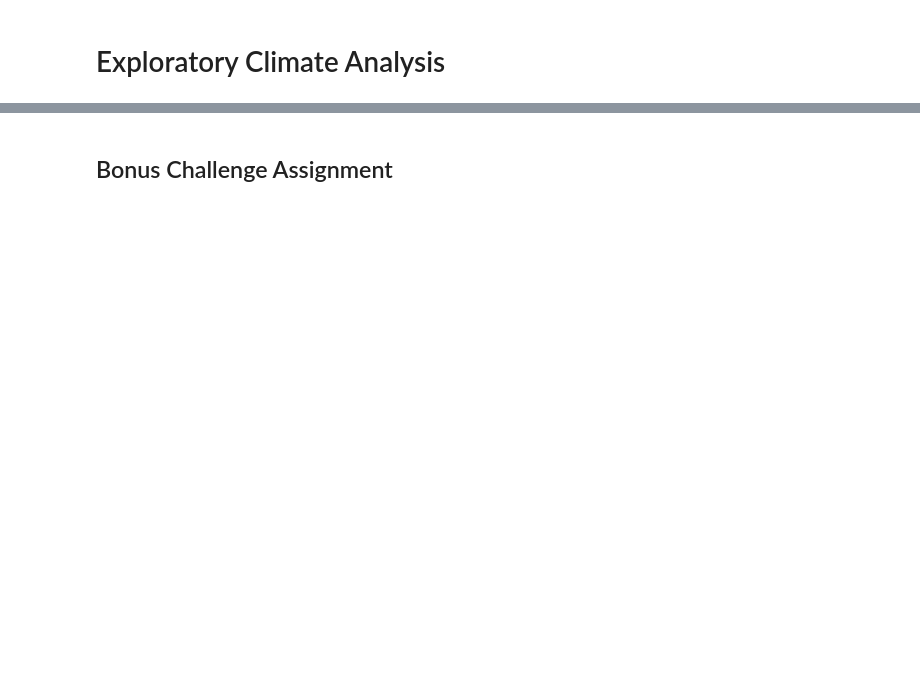
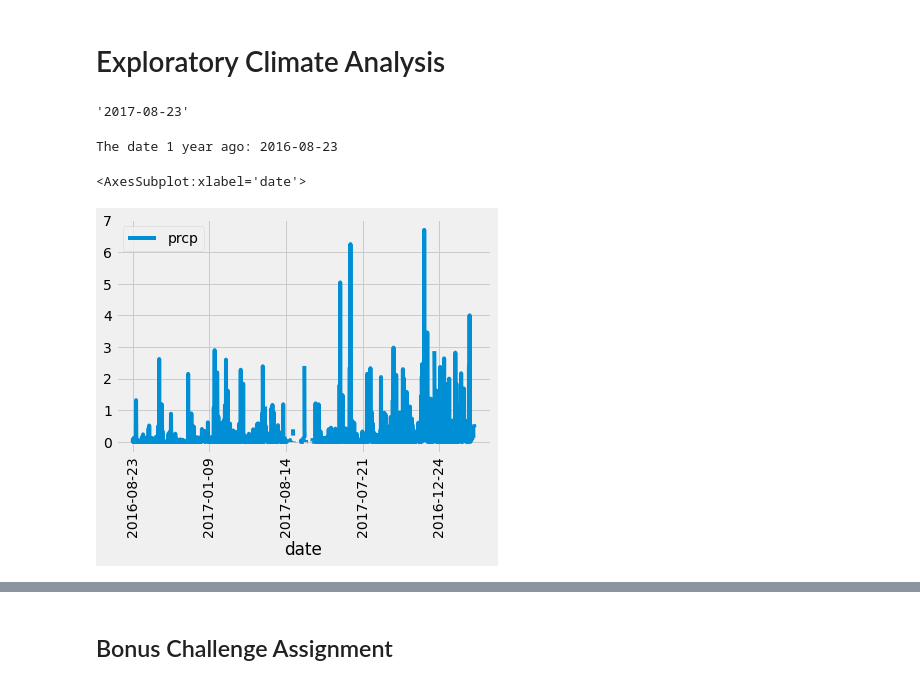
Before and after one commit to sabrinasaleh/sqlalchemy-challenge, a Jupyter notebook: climate_starter.ipynb, the cells around one changed output, grey strips where cells are left out. Drawn from its saved outputs; the diff is of its cells as text; code cells hidden in the pictures; blank space fills up the shorter version.

```diff
--- a/climate_starter.ipynb
+++ b/climate_starter.ipynb
@@ -20,7 +23,9 @@ from sqlalchemy import create_engine, func
 engine = create_engine("sqlite:///Resources/hawaii.sqlite")
 # %%
 # reflect an existing database into a new model
+Base = automap_base()
 
 # reflect the tables
+Base.prepare(engine, reflect=True)
 # %%
 # We can view all of the classes that automap found
@@ -27,18 +35,56 @@ engine = create_engine("sqlite:///Resources/hawaii.sqlite")
 # %%
 # Save references to each table
+Measurement = Base.classes.measurement
+Station = Base.classes.station
 # %%
 # Create our session (link) from Python to the DB
+session = Session(engine)
 # %% [markdown]
 # Exploratory Climate Analysis
+# %%
+# The latest date in the dataset
+latest_date = session.query(Measurement.date).order_by(Measurement.date.desc()).first()
+latest_date[0]
+# %% [output]
+'2017-08-23'
 # %%
 # Design a query to retrieve the last 12 months of precipitation data and plot the results
 
 # Calculate the date 1 year ago from the last data point in the database
-
-# Perform a query to retrieve the data and precipitation scores
-
-# Save the query results as a Pandas DataFrame and set the index to the date column
-
-# Sort the dataframe by date
-
-# Use Pandas Plotting with Matplotlib to plot the data
+year_ago_date = dt.date(2017, 8, 23) - dt.timedelta(days=365)
+print("The date 1 year ago:", year_ago_date)
+# %% [output]
+The date 1 year ago: 2016-08-23
+# %%
+# Perform a query to retrieve the data and precipitation scores
+year_prcp = (
+    session.query(Measurement.date, Measurement.prcp)
+    .filter(Measurement.date >= year_ago_date)
+    .all()
+)
+
+# year_prcp = (
+#     session.query(Measurement.date, Measurement.prcp)
+#     .filter(Measurement.date >= year_ago_date)
+#     .group_by(Measurement.date)
+#     .all()
+# )
+
+# year_prcp = (
+#     session.query(Measurement.date, Measurement.prcp)
+#     .filter(func.strftime("%Y-%m-%d", Measurement.date) >= year_ago_date)
+#     .group_by(Measurement.date)
+#     .all()
+# )
+
+# Save the query results as a Pandas DataFrame and set the index to the date column
+year_prcp_df = pd.DataFrame(year_prcp)
+# year_prcp_df.set_index("date", inplace=True)
+
+# Sort the dataframe by date
+year_prcp_df.sort_values("date", ascending=True)
+# Use Pandas Plotting with Matplotlib to plot the data
+year_prcp_df.plot(x="date", y="prcp", rot=90)
+# %% [output]
+<AxesSubplot:xlabel='date'>
+[figure, added]
```
Also changed, not shown: parts of 9 cells of this notebook.
